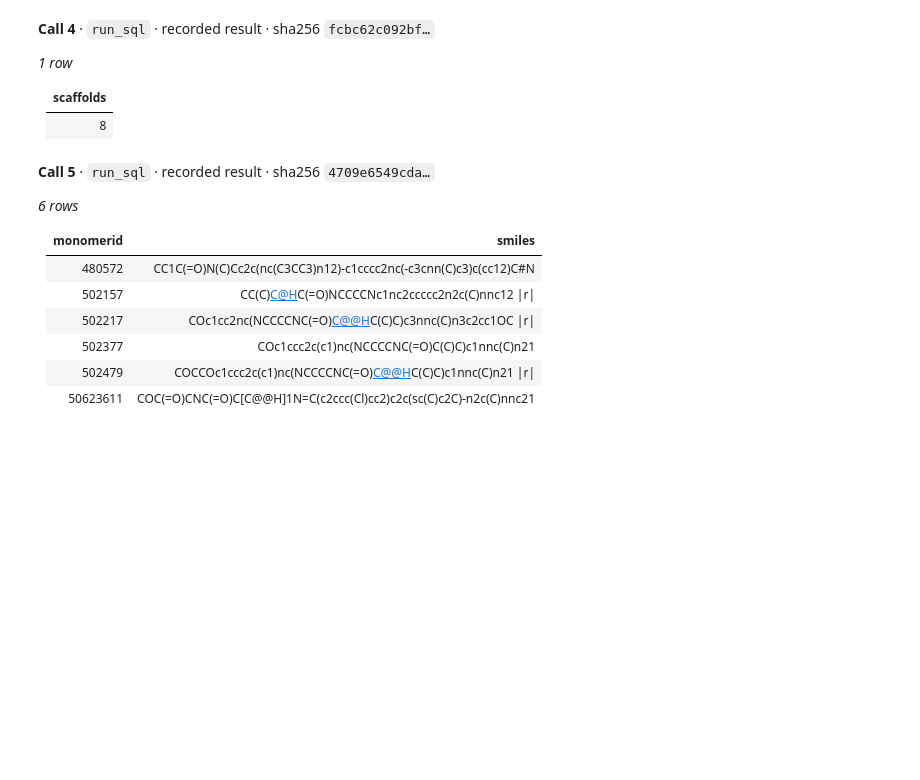
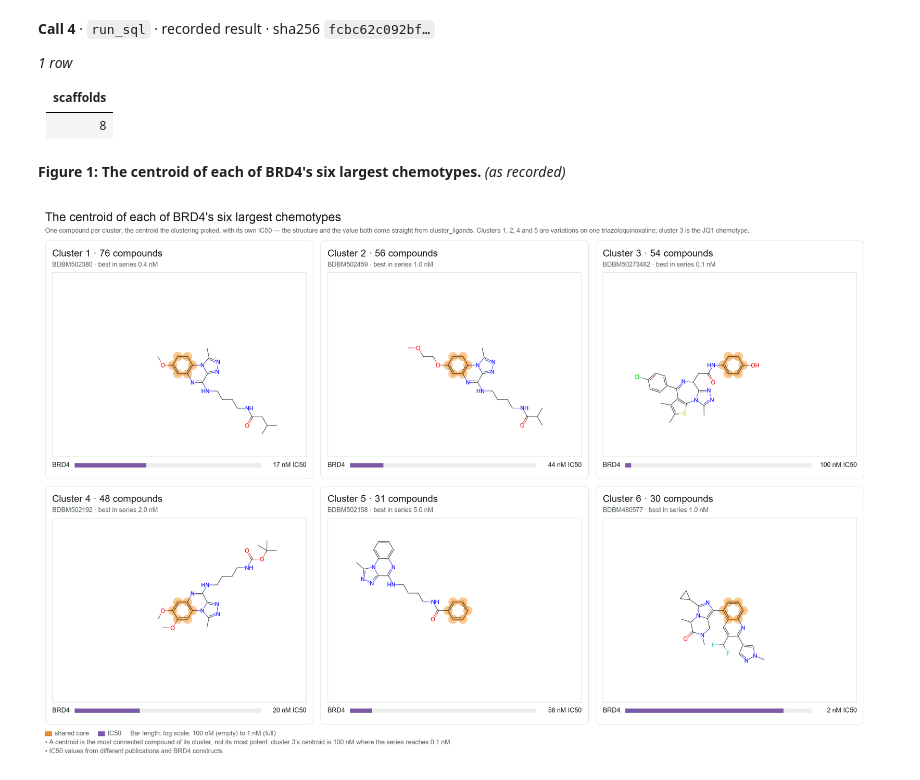
Before and after one commit to pwrose/mcp-bindingdb, a Jupyter notebook: examples/04-series-sar/4.6-ligand-clustering/4.6-ligand-clustering-notebook/4.6-ligand-clustering-notebook.ipynb, the cells around one changed output. Cells and saved outputs as stored; diff of their text form; code cells hidden in the pictures; blank space fills up the shorter version.

```diff
--- a/examples/04-series-sar/4.6-ligand-clustering/4.6-ligand-clustering-notebook/4.6-ligand-clustering-notebook.ipynb
+++ b/examples/04-series-sar/4.6-ligand-clustering/4.6-ligand-clustering-notebook/4.6-ligand-clustering-notebook.ipynb
@@ -187,22 +186,55 @@ _1 row_
 | --- |
 | 8 |
 # %%
-# Call 5 · run_sql · ran 2026-11-23 05:37:41 UTC
-sql = """
-SELECT monomerid, smiles FROM compound WHERE monomerid IN (502377,502479,50623611,502217,502157,480572) ORDER BY monomerid
-"""
-await replay.call(5, 'run_sql', {'sql': sql},
-                  sha256='4709e6549cdad26be600143492ad4ee1e87cede39a471a405b9ee8ccf8ae14f0')
+# Figure 1 · draw_structure_grid draws it again
+arguments = {
+    'title': "The centroid of each of BRD4's six largest chemotypes",
+    'compounds': [
+        {
+            'smiles': 'COc1ccc2c(c1)nc(NCCCCNC(=O)CC(C)C)c1nnc(C)n21',
+            'title': 'Cluster 1 · 76 compounds',
+            'subtitle': 'BDBM502380 · best in series 0.4 nM',
+            'bars': [{'label': 'BRD4', 'value_nm': 17.0, 'type': 'IC50'}],
+        },
+        {
+            'smiles': 'COCCOc1ccc2c(c1)nc(NCCCCNC(=O)C(C)C)c1nnc(C)n21',
+            'title': 'Cluster 2 · 56 compounds',
+            'subtitle': 'BDBM502459 · best in series 1.0 nM',
+            'bars': [{'label': 'BRD4', 'value_nm': 44.0, 'type': 'IC50'}],
+        },
+        {
+            'smiles': 'Cc1sc-2c(c1C)C(=NC(CC(=O)Nc1ccc(O)cc1)c1nnc(C)n-21)c1ccc(Cl)cc1 |c:8|',
+            'title': 'Cluster 3 · 54 compounds',
+            'subtitle': 'BDBM50273482 · best in series 0.1 nM',
+            'bars': [{'label': 'BRD4', 'value_nm': 100.0, 'type': 'IC50'}],
+        },
+        {
+            'smiles': 'COc1cc2nc(NCCCCNC(=O)OC(C)(C)C)c3nnc(C)n3c2cc1OC',
+            'title': 'Cluster 4 · 48 compounds',
+            'subtitle': 'BDBM502192 · best in series 2.0 nM',
+            'bars': [{'label': 'BRD4', 'value_nm': 20.0, 'type': 'IC50'}],
+        },
+        {
+            'smiles': 'Cc1nnc2c(NCCCCNC(=O)c3ccccc3)nc3ccccc3n12',
+            'title': 'Cluster 5 · 31 compounds',
+            'subtitle': 'BDBM502158 · best in series 5.0 nM',
+            'bars': [{'label': 'BRD4', 'value_nm': 58.0, 'type': 'IC50'}],
+        },
+        {
+            'smiles': 'CC1C(=O)N(C)Cc2c(nc(C3CC3)n12)-c1cccc2nc(-c3cnn(C)c3)c(cc12)C(F)F',
+            'title': 'Cluster 6 · 30 compounds',
+            'subtitle': 'BDBM480577 · best in series 1.0 nM',
+            'bars': [{'label': 'BRD4', 'value_nm': 2.0, 'type': 'IC50'}],
+        },
+    ],
+    'columns': 3,
+    'description': 'One compound per cluster, the centroid the clustering picked, with its own IC50 — the structure and the value both come straight from cluster_ligands. Clusters 1, 2, 4 and 5 are variations on one triazoloquinoxaline; cluster 3 is the JQ1 chemotype.',
+    'notes': [
+        "A centroid is the most connected compound of its cluster, not its most potent: cluster 3's centroid is 100 nM where the series reaches 0.1 nM.",
+        'IC50 values from different publications and BRD4 constructs.',
+    ],
+}
+await replay.figure(1, 'draw_structure_grid', arguments)
 # %% [output]
-**Call 5** · `run_sql` · recorded result · sha256 `4709e6549cda…`
-
-_6 rows_
-
-| monomerid | smiles |
-| --- | --- |
-| 480572 | CC1C(=O)N(C)Cc2c(nc(C3CC3)n12)-c1cccc2nc(-c3cnn(C)c3)c(cc12)C#N |
-| 502157 | CC(C)[C@H](O)C(=O)NCCCCNc1nc2ccccc2n2c(C)nnc12 \|r\| |
-| 502217 | COc1cc2nc(NCCCCNC(=O)[C@@H](O)C(C)C)c3nnc(C)n3c2cc1OC \|r\| |
-| 502377 | COc1ccc2c(c1)nc(NCCCCNC(=O)C(C)C)c1nnc(C)n21 |
-| 502479 | COCCOc1ccc2c(c1)nc(NCCCCNC(=O)[C@@H](NC(=O)OCC(C)C)C(C)C)c1nnc(C)n21 \|r\| |
-| 50623611 | COC(=O)CNC(=O)C[C@@H]1N=C(c2ccc(Cl)cc2)c2c(sc(C)c2C)-n2c(C)nnc21 |
+**Figure 1: The centroid of each of BRD4's six largest chemotypes.** _(as recorded)_
+[figure, added]
```
Also changed, not shown: parts of 15 cells of this notebook, 7 other files.
